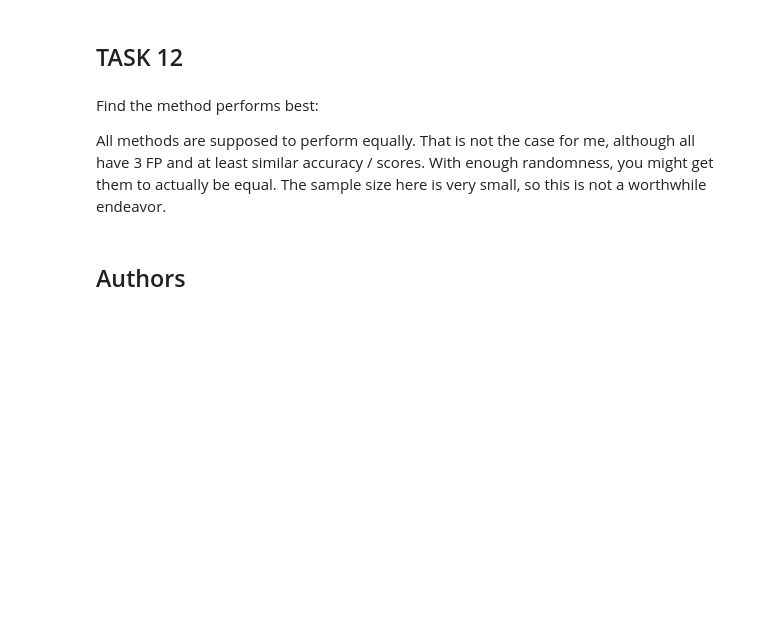
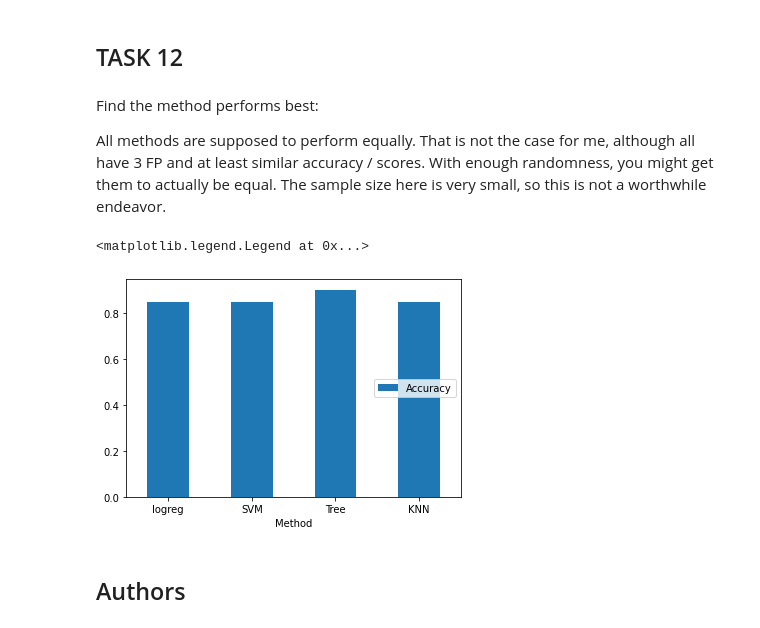
Before and after one commit to CmdrMat/DataScienceCapstone, a Jupyter notebook: Week4/SpaceX_Machine Learning Prediction_Part_5.ipynb, the cells around one changed output. Drawn from its saved outputs; the diff is of its cells as text; code cells hidden in the pictures; blank space fills up the shorter version.

```diff
--- a/Week4/SpaceX_Machine Learning Prediction_Part_5.ipynb
+++ b/Week4/SpaceX_Machine Learning Prediction_Part_5.ipynb
@@ -336,6 +336,13 @@ plot_confusion_matrix(Y_test,yhat)
 Find the method performs best:
 
 All methods are supposed to perform equally. That is not the case for me, although all have 3 FP and at least similar accuracy / scores. With enough randomness, you might get them to actually be equal. The sample size here is very small, so this is not a worthwhile endeavor.
+# %%
+df = pd.DataFrame({'Method':['logreg', 'SVM', 'Tree', 'KNN'], 'Accuracy':[logreg_cv.best_score_, svm_cv.best_score_, tree_cv.best_score_, knn_cv.best_score_]})
+ax = df.plot.bar(x='Method', y='Accuracy', rot=0)
+ax.legend(loc=5)
+# %% [output]
+<matplotlib.legend.Legend at 0x...>
+[figure, added]
 # %% [markdown]
 ## Authors
 # %% [markdown]
```
Also changed, not shown: parts of 3 cells of this notebook.
